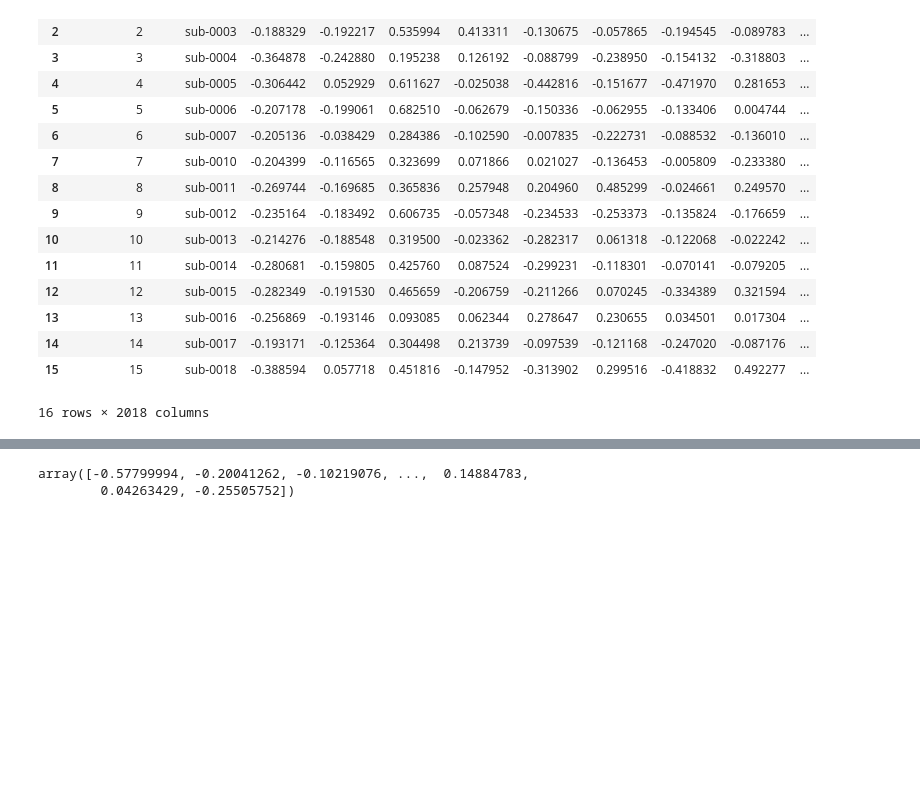
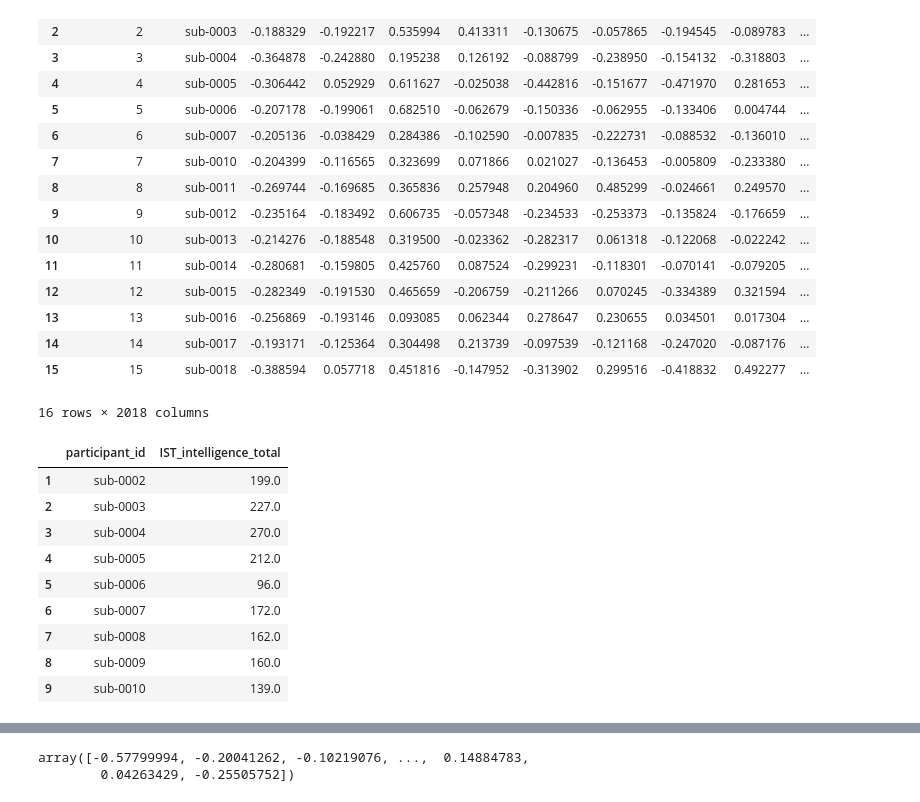
Before and after one commit to jainraj/NHA2022_AOMIC_ID1000, a Jupyter notebook: MLPtryout.ipynb, the cells around one changed output, grey strips where cells are left out. Saved outputs shown, nothing was run; the diff lists cells and outputs as text; code cells hidden in the pictures; blank space fills up the shorter version.

```diff
--- a/MLPtryout.ipynb
+++ b/MLPtryout.ipynb
@@ -98,5 +107,17 @@ ConnectDf
 16 rows × 2018 columns
 # %%
 PhenoDf_IQ = pd.DataFrame(PhenoDf[['participant_id', 'IST_intelligence_total']])
+PhenoDf_IQ[1:10]
+# %% [output]
+|  | participant_id | IST_intelligence_total |
+| 1 | sub-0002 | 199.0 |
+| 2 | sub-0003 | 227.0 |
+| 3 | sub-0004 | 270.0 |
+| 4 | sub-0005 | 212.0 |
+| 5 | sub-0006 | 96.0 |
+| 6 | sub-0007 | 172.0 |
+| 7 | sub-0008 | 162.0 |
+| 8 | sub-0009 | 160.0 |
+| 9 | sub-0010 | 139.0 |
 # %%
 inputDf = pd.merge(ConnectDf, PhenoDf_IQ, on = "participant_id")
```
Also changed, not shown: parts of 12 cells of this notebook.
